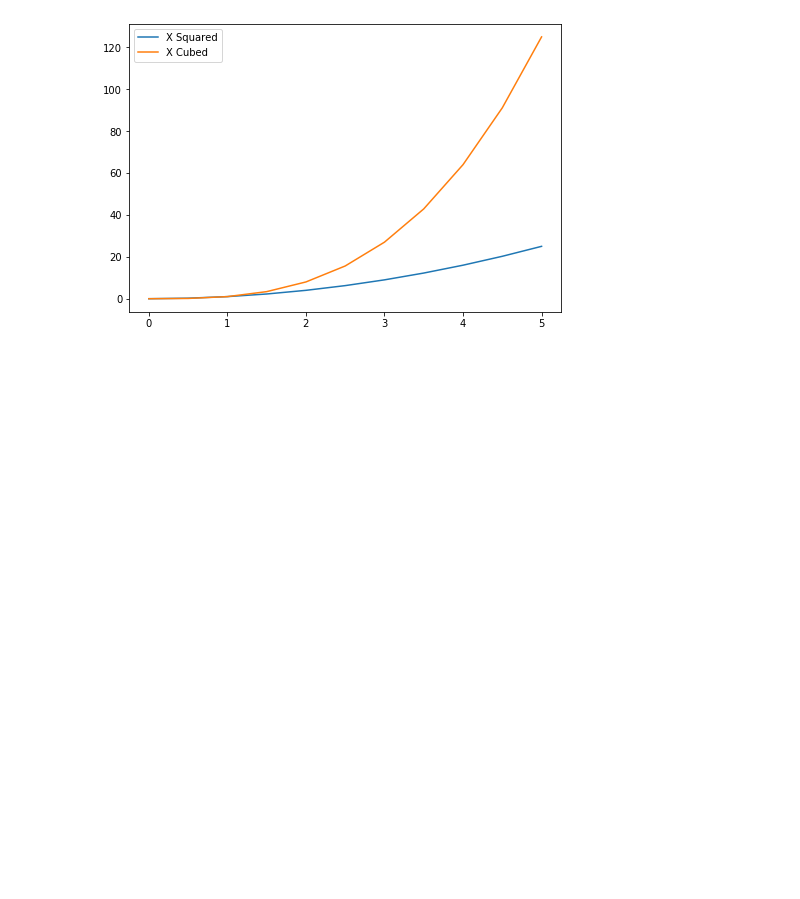
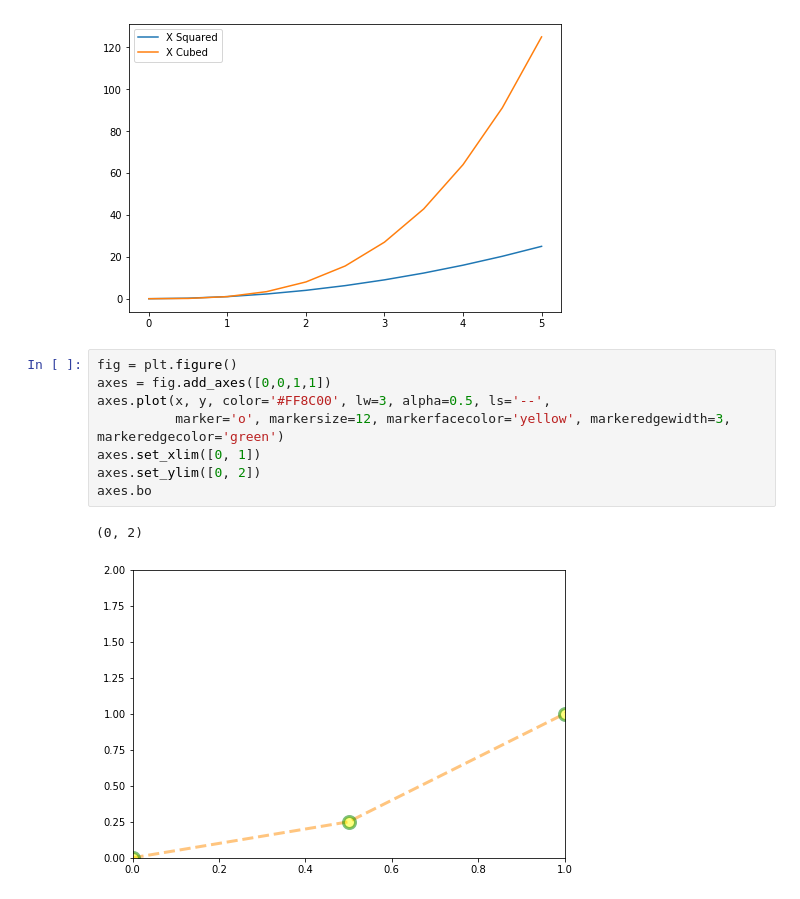
Before and after one commit to rado-radoev/code_mashup, a Jupyter notebook: python/DataSience/moreDataSience/Refactored_Py_DS_ML_Bootcamp-master/05-Data-Visualization-with-Matplotlib/Untitled.ipynb, the cells around one changed output. Drawn from its saved outputs; the diff is of its cells as text; blank space fills up the shorter version.

Commit message:
plotting with matplotlib 2

```diff
--- a/python/DataSience/moreDataSience/Refactored_Py_DS_ML_Bootcamp-master/05-Data-Visualization-with-Matplotlib/Untitled.ipynb
+++ b/python/DataSience/moreDataSience/Refactored_Py_DS_ML_Bootcamp-master/05-Data-Visualization-with-Matplotlib/Untitled.ipynb
@@ -103,3 +103,14 @@ ax.legend(loc=0)
 # %% [output]
 <matplotlib.legend.Legend at 0x...>
 [figure]
+# %%
+fig = plt.figure()
+axes = fig.add_axes([0,0,1,1])
+axes.plot(x, y, color='#FF8C00', lw=3, alpha=0.5, ls='--',
+          marker='o', markersize=12, markerfacecolor='yellow', markeredgewidth=3, markeredgecolor='green')
+axes.set_xlim([0, 1])
+axes.set_ylim([0, 2])
+axes.bo
+# %% [output]
+(0, 2)
+[figure, added]
```
